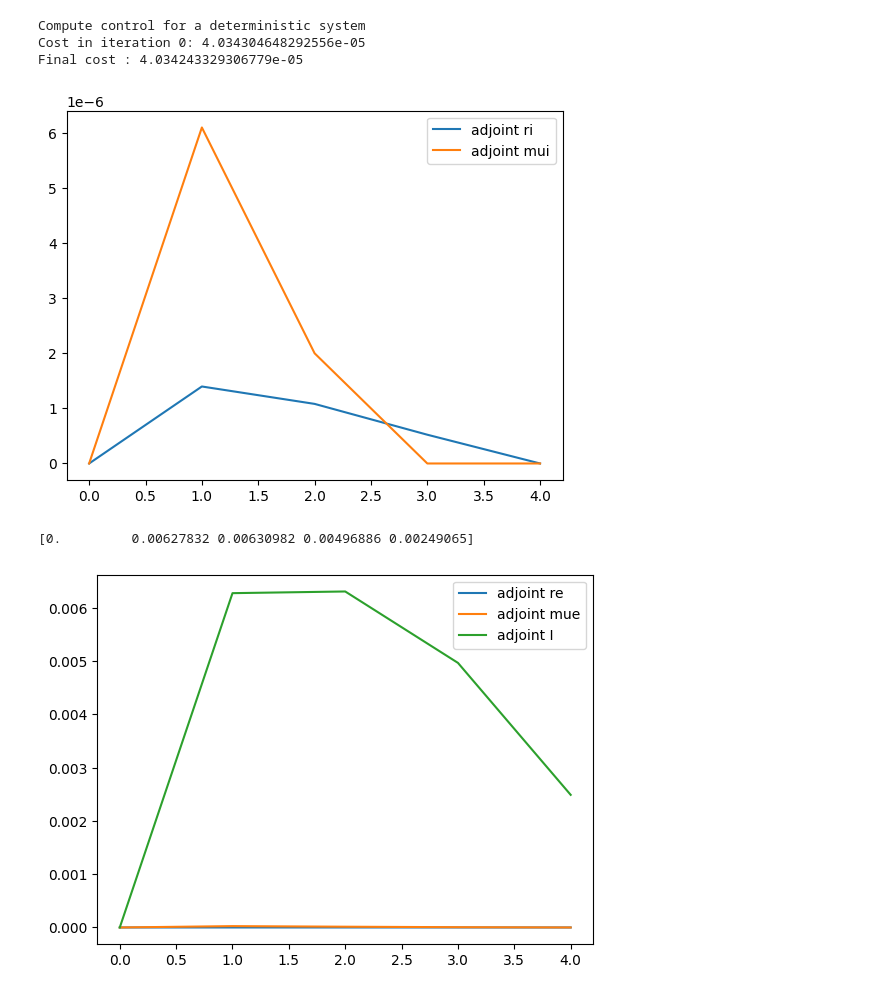
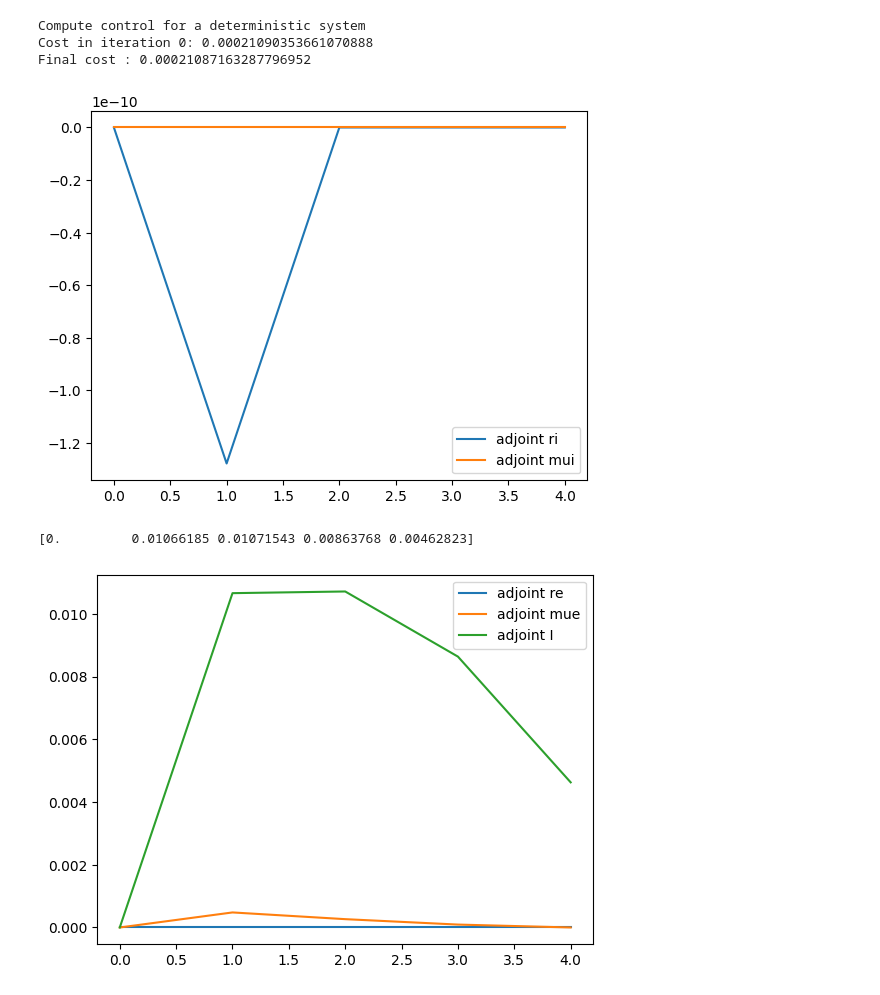
Before and after one commit to neurolib-dev/neurolib, a Jupyter notebook: examples/example-5-optimal-control/example-5.5-oc-aln-model-deterministic.ipynb, the cells around one changed output. Saved outputs shown, nothing was run; the diff lists cells and outputs as text; code cells hidden in the pictures.

```diff
--- a/examples/example-5-optimal-control/example-5.5-oc-aln-model-deterministic.ipynb
+++ b/examples/example-5-optimal-control/example-5.5-oc-aln-model-deterministic.ipynb
@@ -46,8 +46,8 @@ def setinitstate(model, state):
 # %%
 # We import the model
 model = ALNModel()
-model.params.de = 0.0
-model.params.di = 0.0
+model.params.de = 0.2
+model.params.di = 0.1
 
 model.params.a = 4
 model.params.b = 0
@@ -70,7 +70,7 @@ model.params.mui_ou = model.params.mui_ext_mean * np.ones((1,))
 
 # Some parameters to define stimulation signals
 dt = model.params["dt"]
-duration = 100.
+duration = 1.
 
 # We set the duration of the simulation and the initial values
 model.params["duration"] = duration
@@ -99,7 +99,7 @@ zero_input = ZeroInput().generate_input(duration=duration+dt, dt=dt)
 input = np.copy(zero_input)
 #input[0,1:-1] = amplitude * np.sin(2.*np.pi*np.arange(0,duration-0.1, dt)/period) # other functions or random values can be used as well
 input[0,1] = 10.*amplitude
-#input[0,3] = -5.*amplitude
+input[0,3] = -5.*amplitude
 #input[0,5] = 8.*amplitude
 #input[0,6] = -6.*amplitude
 #input[0,8] = -2.*amplitude
@@ -167,40 +166,40 @@ cost_mat = np.zeros((1,len(model.output_vars)))
 cost_mat[0,2] = 1
 
 control_mat = np.zeros((1,len(model.input_vars)))
-control_mat[0,1] = 1
+control_mat[0,0] = 1
 
 model_controlled = oc_aln.OcAln(model, target, print_array=np.arange(0,1001,10), cost_matrix = cost_mat, control_matrix=control_mat)
 model_controlled.update_input()
 
 model_controlled.optimize(1)
 
 plt.plot(model_controlled.adjoint_state[0,1,:], label="adjoint ri")
 plt.plot(model_controlled.adjoint_state[0,3,:], label="adjoint mui")
 #plt.plot(model_controlled.adjoint_state[0,7,:], label="adjoint sie")
 plt.legend()
 plt.show()
 
 plt.plot(model_controlled.adjoint_state[0,0,:], label="adjoint re")
 plt.plot(model_controlled.adjoint_state[0,2,:], label="adjoint mue")
 plt.plot(model_controlled.adjoint_state[0,4,:], label="adjoint I")
 print(model_controlled.adjoint_state[0,4,:])
 plt.legend()
 plt.show()
 
 plt.plot(model_controlled.gradient[0,0,:], label="gradient ue")
 plt.plot(model_controlled.gradient[0,1,:], label="gradient ui")
 plt.legend()
 plt.show()
 
 plt.plot(model_controlled.get_xs()[0,2,:])
 plt.plot(model_controlled.target[0,2,:])
 plt.show()
 
 #plot_oc_singlenode(duration, dt, model_controlled.get_xs(), target, model_controlled.control, target_input, model_controlled.cost_history)
 # %% [output]
 Compute control for a deterministic system
-Cost in iteration 0: 4.034304648292556e-05
-Final cost : 4.034243329306779e-05
+Cost in iteration 0: 0.00021090353661070888
+Final cost : 0.00021087163287796952
-[figure, old version]
+[figure, new version]
-[0.         0.00627832 0.00630982 0.00496886 0.00249065]
+[0.         0.01066185 0.01071543 0.00863768 0.00462823]
-[figure, old version]
+[figure, new version]
```
Also changed, not shown: parts of 9 cells of this notebook, 3 other files.
